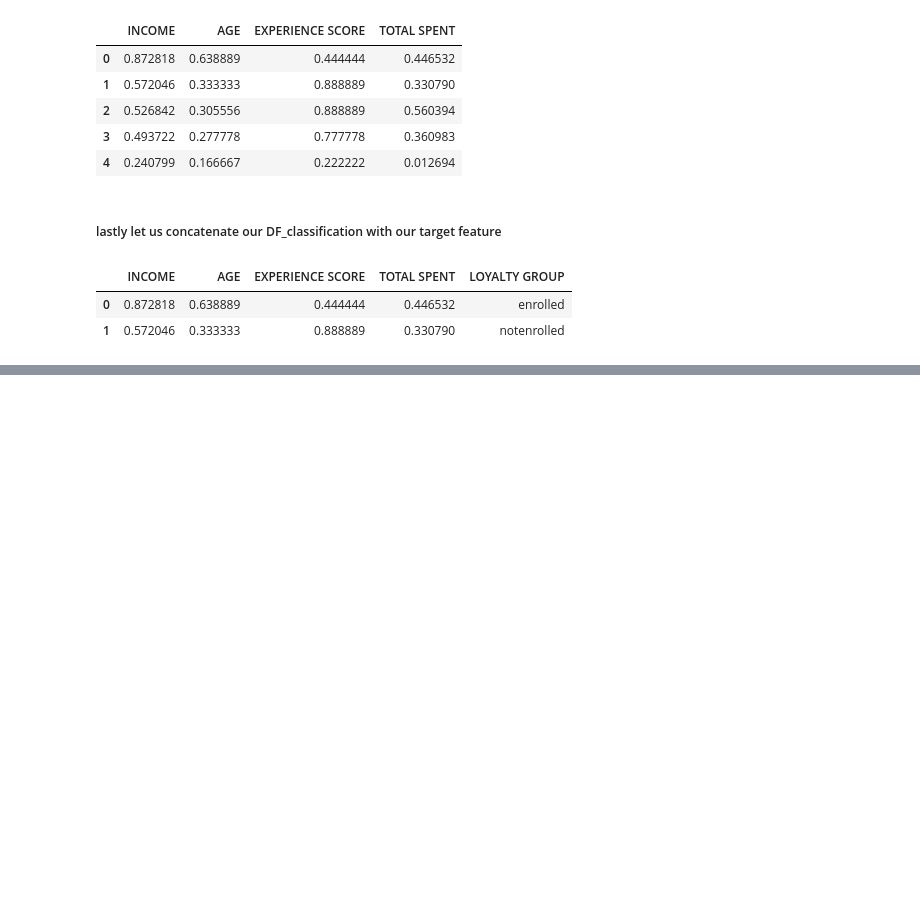
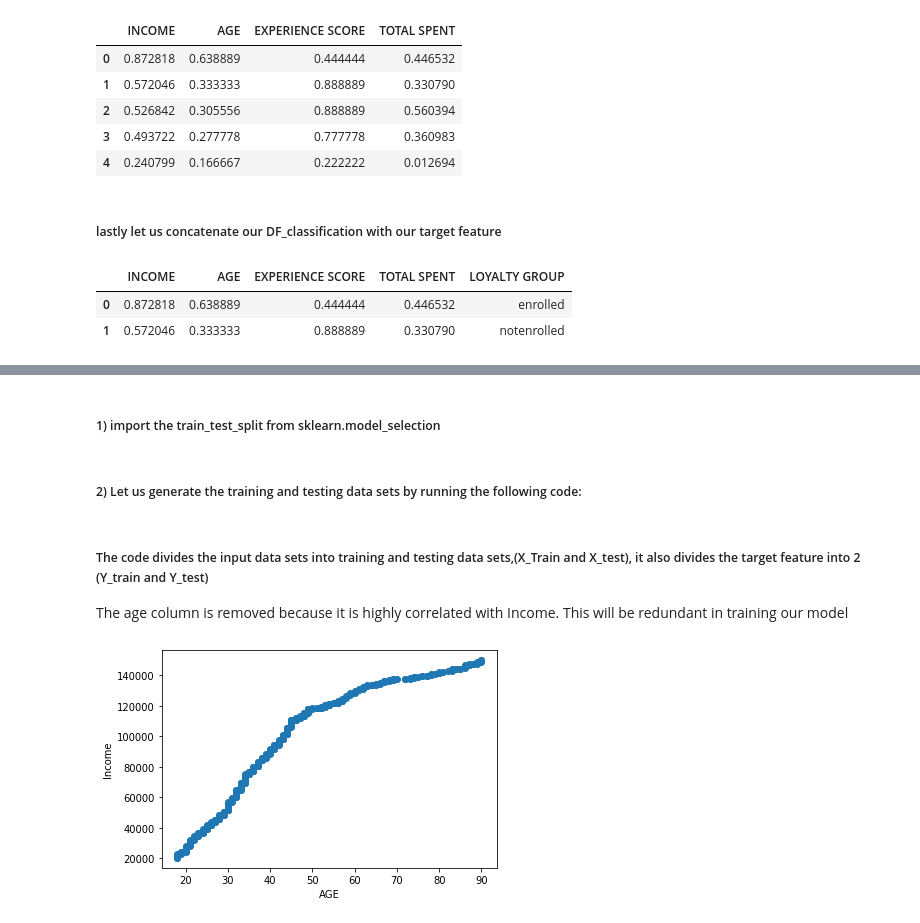
Before and after one commit to okeks/classification-supervised-, a Jupyter notebook: Retailer X Classification Analysis-Supervised Learning.ipynb, the cells around one changed output, grey strips where cells are left out. Drawn from its saved outputs; the diff is of its cells as text; code cells hidden in the pictures; blank space fills up the shorter version.

Commit message:
Add files via upload
Partitioning our data set

```diff
--- a/Retailer X Classification Analysis-Supervised Learning.ipynb
+++ b/Retailer X Classification Analysis-Supervised Learning.ipynb
@@ -798,0 +801,2 @@ DF_classification.head(2)
+# %% [markdown]
+##### 1) import the train_test_split from sklearn.model_selection
@@ -798,0 +805,2 @@ DF_classification.head(2)
+# %% [markdown]
+##### 2) Let us generate the training and testing data sets by running the following code:
@@ -798,0 +810,11 @@ DF_classification.head(2)
+# %% [markdown]
+##### The code divides the input data sets into training and testing data sets,(X_Train and X_test), it also divides the target feature into 2 (Y_train and Y_test)
+The age column is removed because it is highly correlated with Income. This will be redundant in training our model
+# %%
+import matplotlib.pyplot as plt
+plt.scatter(customer_all_view['AGE'],customer_all_view['INCOME'])
+plt.xlabel("AGE")
+plt.ylabel("Income")
+plt.show()
+# %% [output]
+[figure, added]
```
Also changed, not shown: parts of 3 cells of this notebook.
